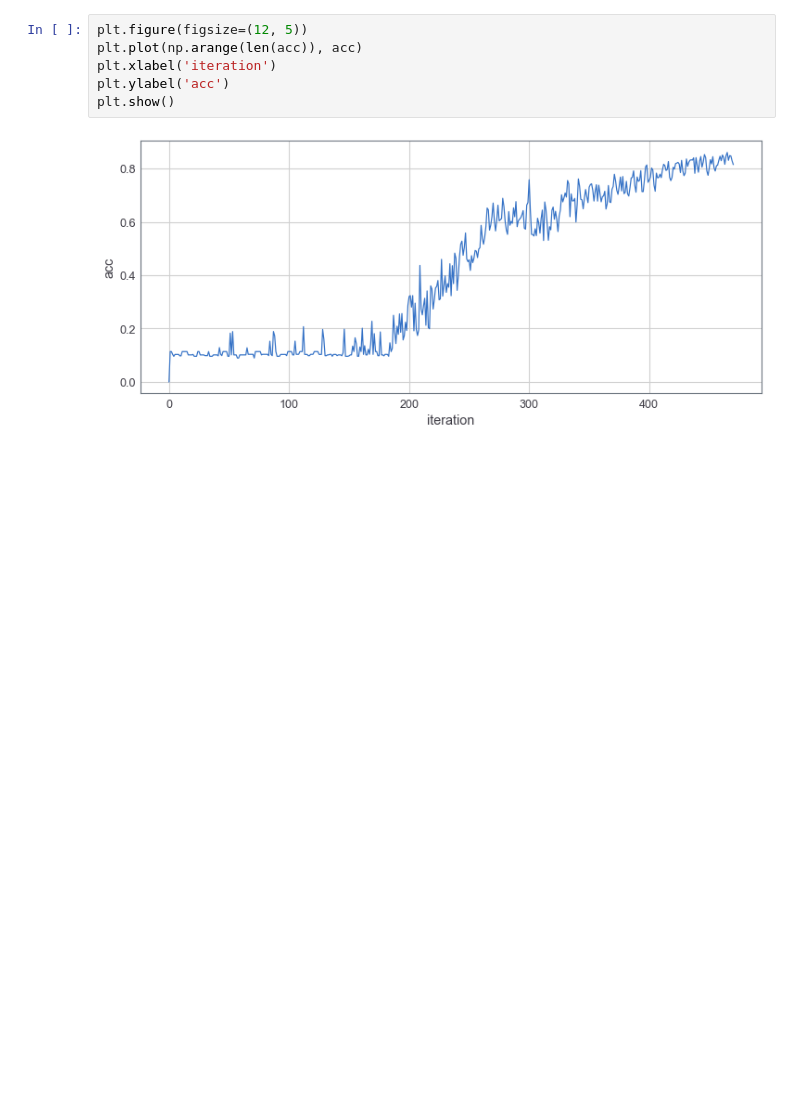
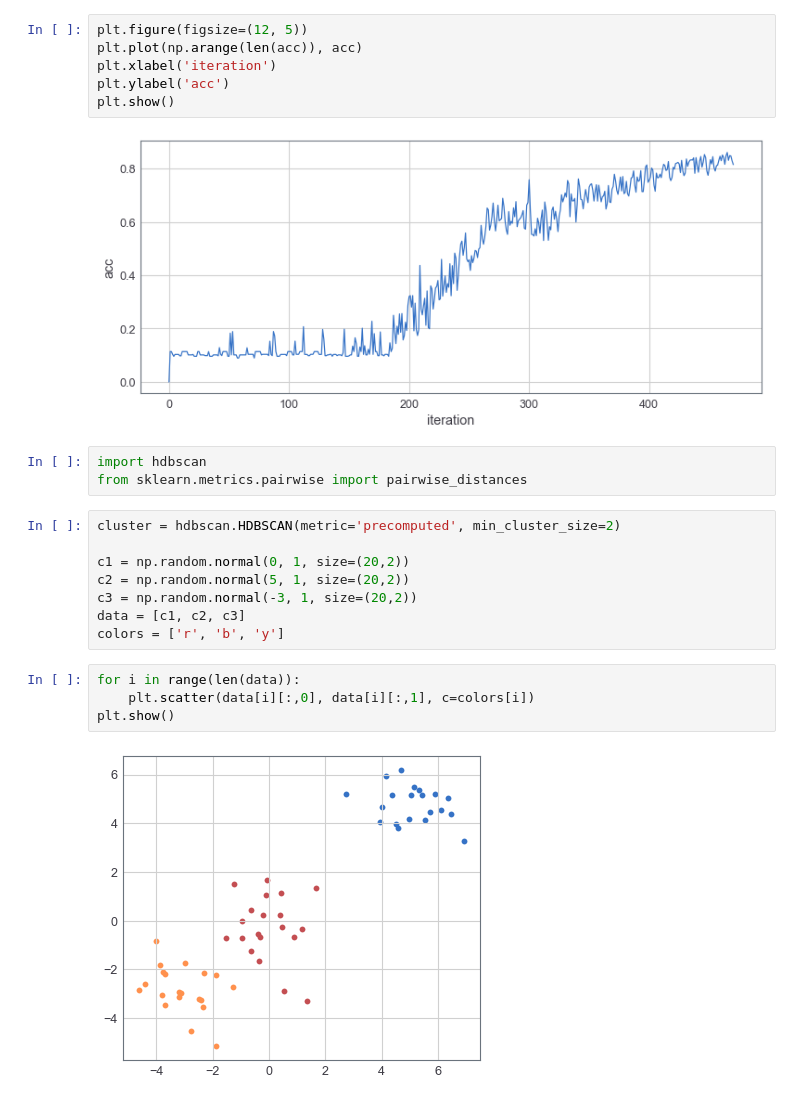
Before and after one commit to Timo9Madrid7/maliciousfl, a Jupyter notebook: myTest.ipynb, the cells around one changed output. Drawn from its saved outputs; the diff is of its cells as text; blank space fills up the shorter version.

```diff
--- a/myTest.ipynb
+++ b/myTest.ipynb
@@ -14,3 +14,20 @@ plt.ylabel('acc')
 plt.show()
 # %% [output]
 [figure]
+# %%
+import hdbscan
+from sklearn.metrics.pairwise import pairwise_distances
+# %%
+cluster = hdbscan.HDBSCAN(metric='precomputed', min_cluster_size=2)
+
+c1 = np.random.normal(0, 1, size=(20,2))
+c2 = np.random.normal(5, 1, size=(20,2))
+c3 = np.random.normal(-3, 1, size=(20,2))
+data = [c1, c2, c3]
+colors = ['r', 'b', 'y']
+# %%
+for i in range(len(data)):
+    plt.scatter(data[i][:,0], data[i][:,1], c=colors[i])
+plt.show()
+# %% [output]
+[figure, added]
```
Also changed, not shown: parts of 5 cells of this notebook, 1 other file.
